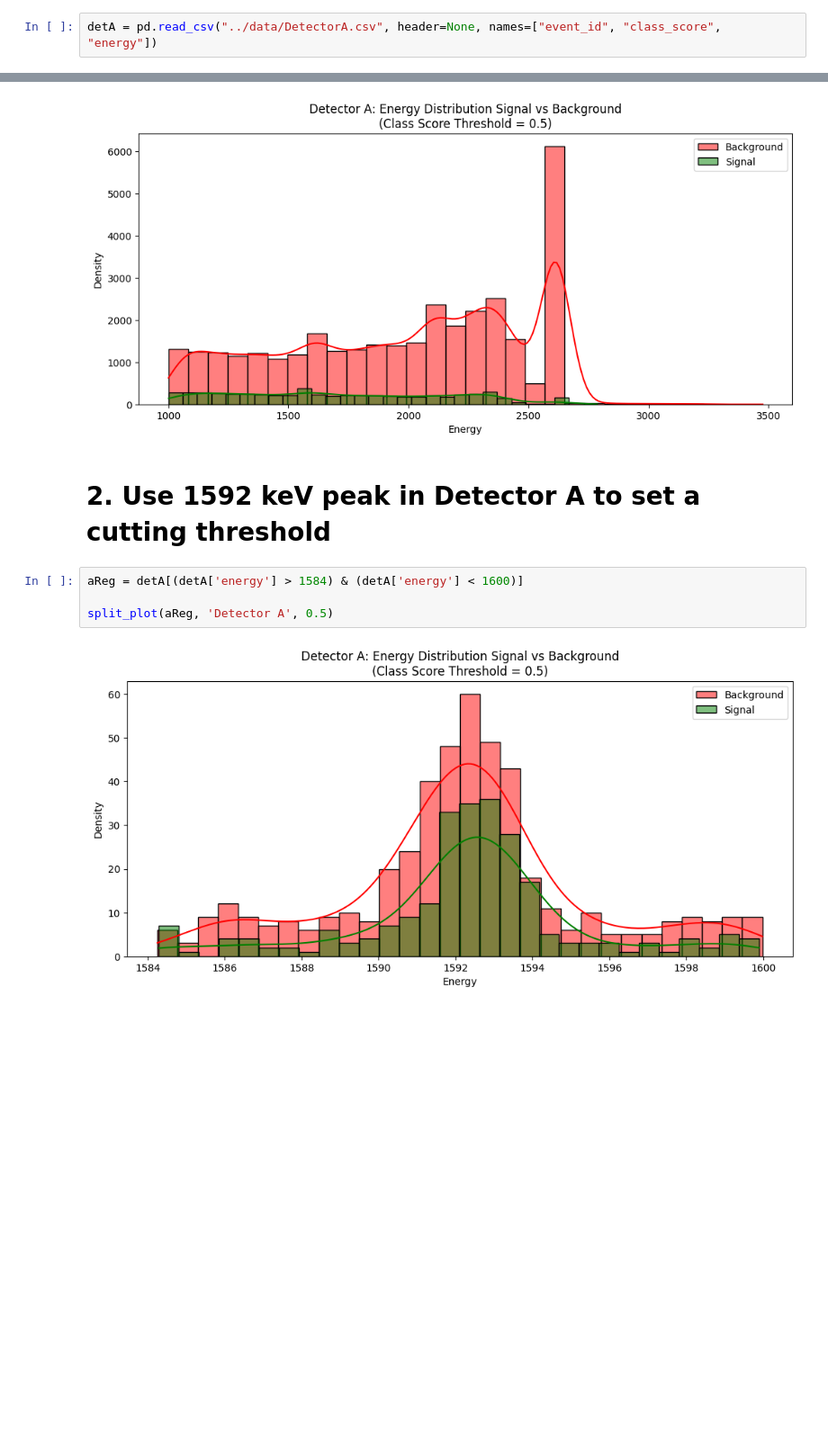
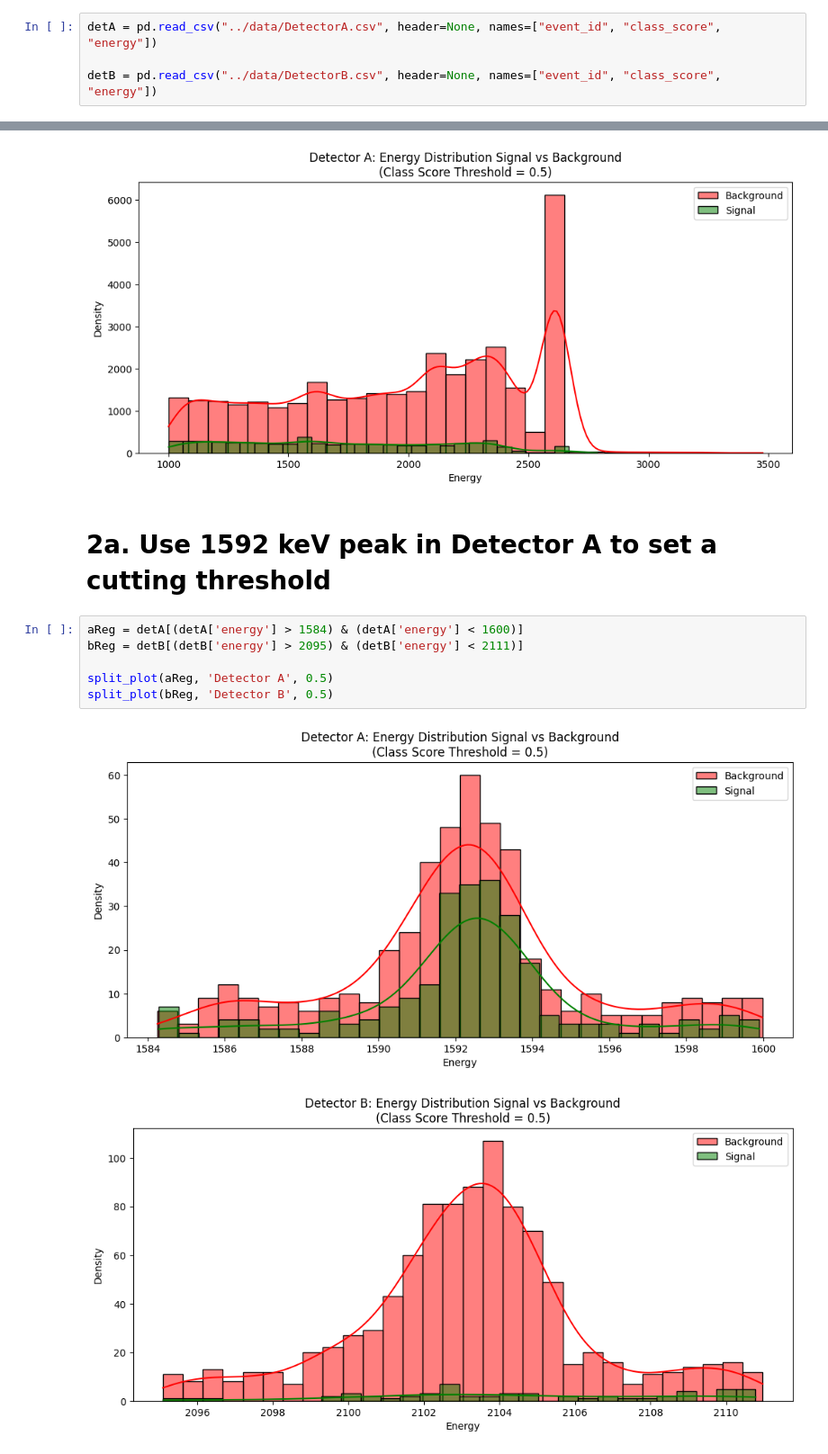
Before and after one commit to TangyKiwi/DSC-291-Final-Project, a Jupyter notebook: scripts/detectorAcut.ipynb, the cells around one changed output, grey strips where cells are left out. Shown at 90% size. Drawn from its saved outputs; the diff is of its cells as text; blank space fills up the shorter version.

```diff
--- a/scripts/detectorAcut.ipynb
+++ b/scripts/detectorAcut.ipynb
@@ -28,6 +28,8 @@ import seaborn as sns
 from iminuit import Minuit
 # %%
 detA = pd.read_csv("../data/DetectorA.csv", header=None, names=["event_id", "class_score", "energy"])
+
+detB = pd.read_csv("../data/DetectorB.csv", header=None, names=["event_id", "class_score", "energy"])
 # %%
 plt.figure(figsize=(12, 8))
 plt.subplot(2, 2, 1)
@@ -66,10 +68,13 @@ split_plot(detA, 'Detector A', 0.5)
 # %% [output]
 [figure]
 # %% [markdown]
-# 2. Use 1592 keV peak in Detector A to set a cutting threshold
+# 2a. Use 1592 keV peak in Detector A to set a cutting threshold
 # %%
 aReg = detA[(detA['energy'] > 1584) & (detA['energy'] < 1600)]
+bReg = detB[(detB['energy'] > 2095) & (detB['energy'] < 2111)]
 
 split_plot(aReg, 'Detector A', 0.5)
+split_plot(bReg, 'Detector B', 0.5)
 # %% [output]
 [figure]
+[figure, added]
```
Also changed, not shown: parts of 5 cells of this notebook.
